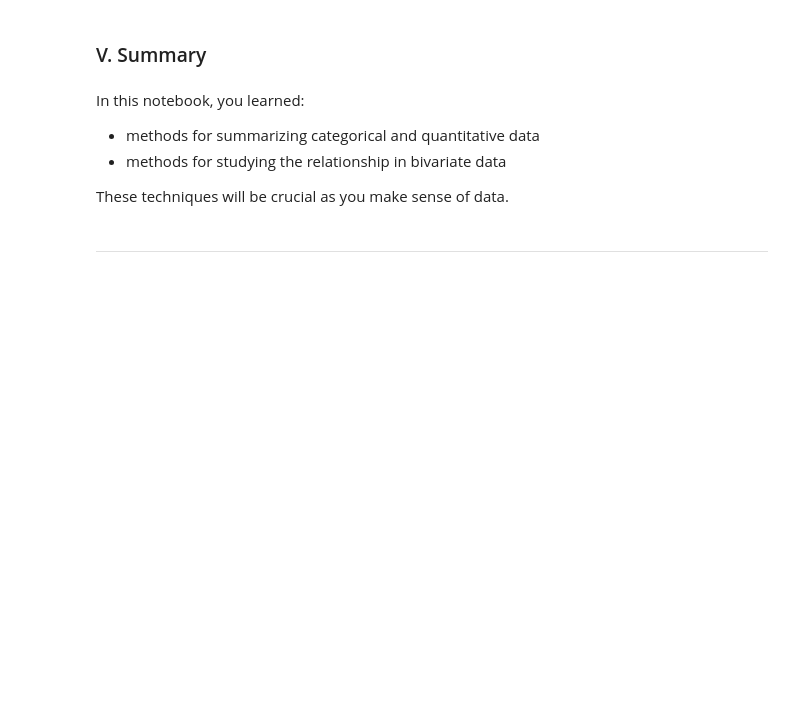
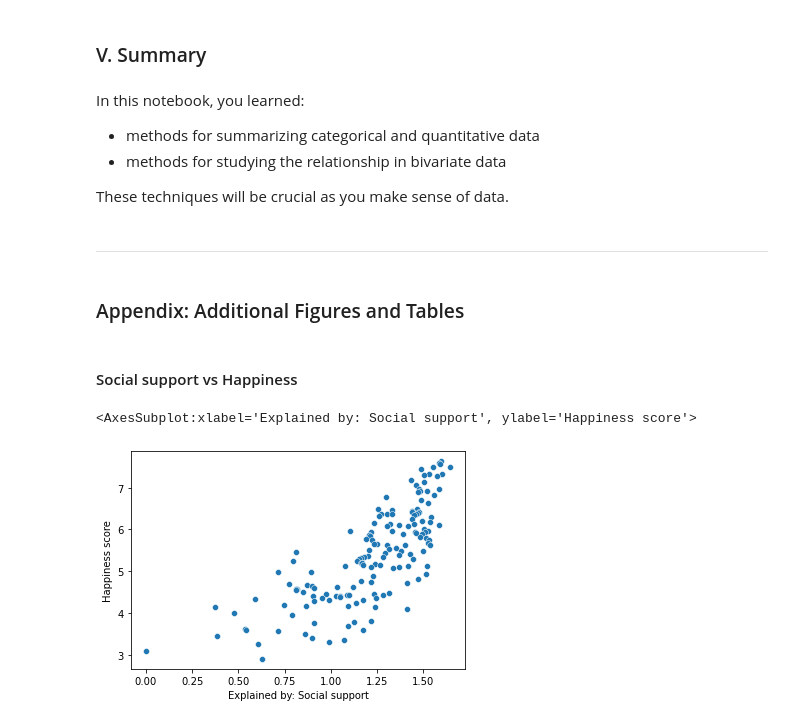
Before and after one commit to PredictioNN/intro_data_science_course, a Jupyter notebook: semester1/week_11_12_visualize_summarize/summarization.ipynb, the cells around one changed output. Drawn from its saved outputs; the diff is of its cells as text; code cells hidden in the pictures; blank space fills up the shorter version.

```diff
--- a/semester1/week_11_12_visualize_summarize/summarization.ipynb
+++ b/semester1/week_11_12_visualize_summarize/summarization.ipynb
@@ -191,3 +210,12 @@ In this notebook, you learned:
 These techniques will be crucial as you make sense of data.
 # %% [markdown]
 ---
+# %% [markdown]
+### Appendix: Additional Figures and Tables
+# %% [markdown]
+#### Social support vs Happiness
+# %%
+sns.scatterplot(x='Explained by: Social support', y='Happiness score', data=df)
+# %% [output]
+<AxesSubplot:xlabel='Explained by: Social support', ylabel='Happiness score'>
+[figure, added]
```
Also changed, not shown: parts of 17 cells of this notebook, 3 other files.
